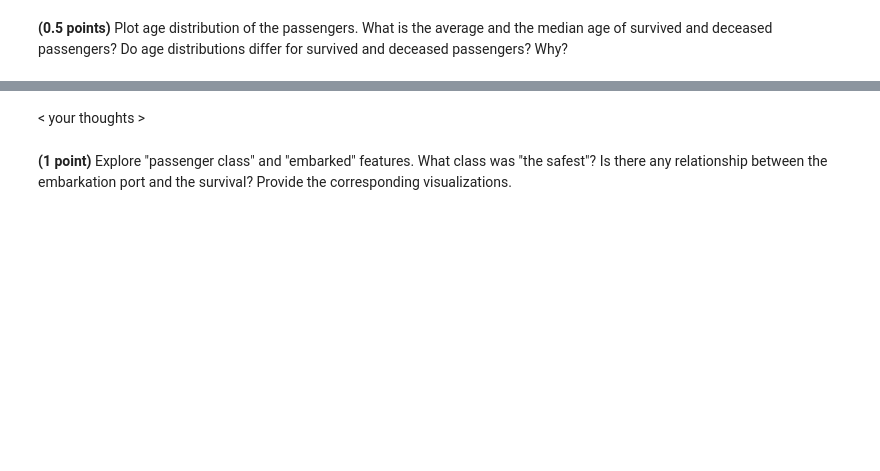
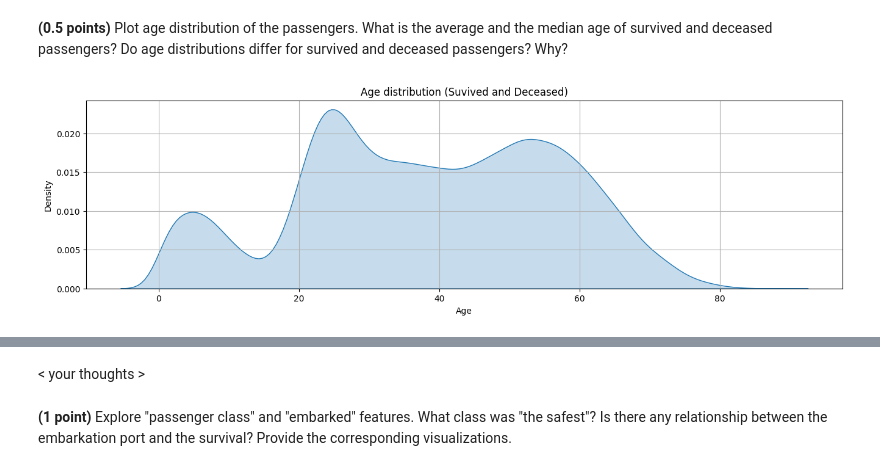
Before and after one commit to kri1mka/ml-intro, a Jupyter notebook: 5_classification_linear_knn/hw_classification.ipynb, the cells around one changed output, grey strips where cells are left out. Cells and saved outputs as stored; diff of their text form; code cells hidden in the pictures; blank space fills up the shorter version.

```diff
--- a/5_classification_linear_knn/hw_classification.ipynb
+++ b/5_classification_linear_knn/hw_classification.ipynb
@@ -678,0 +730,7 @@ data.head()
+# %%
+plt.figure(figsize = (16,4))
+sns.kdeplot(data = data, x = 'Age', fill = True)
+plt.title("Age distribution (Suvived and Deceased)")
+plt.grid()
+# %% [output]
+[figure, added]
```
Also changed, not shown: parts of 49 cells of this notebook, 1 other file.
